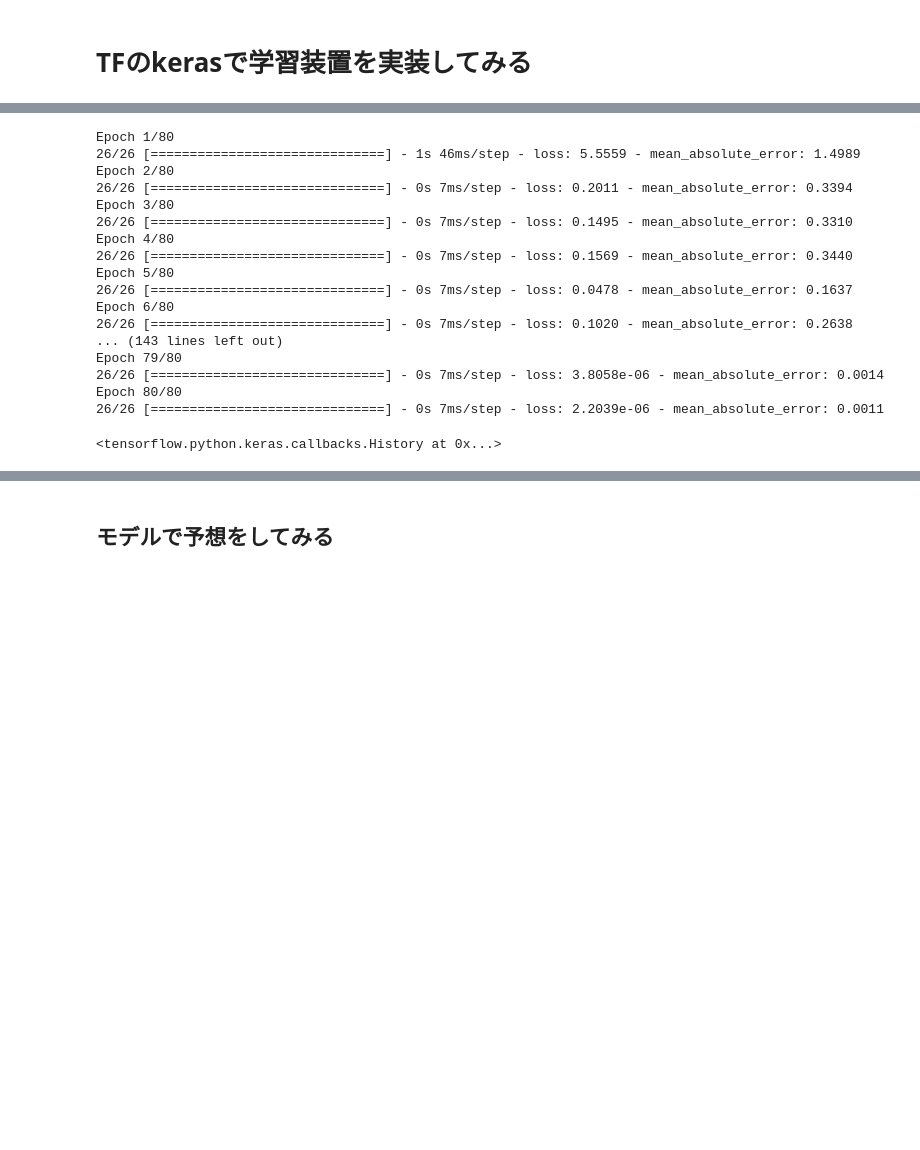
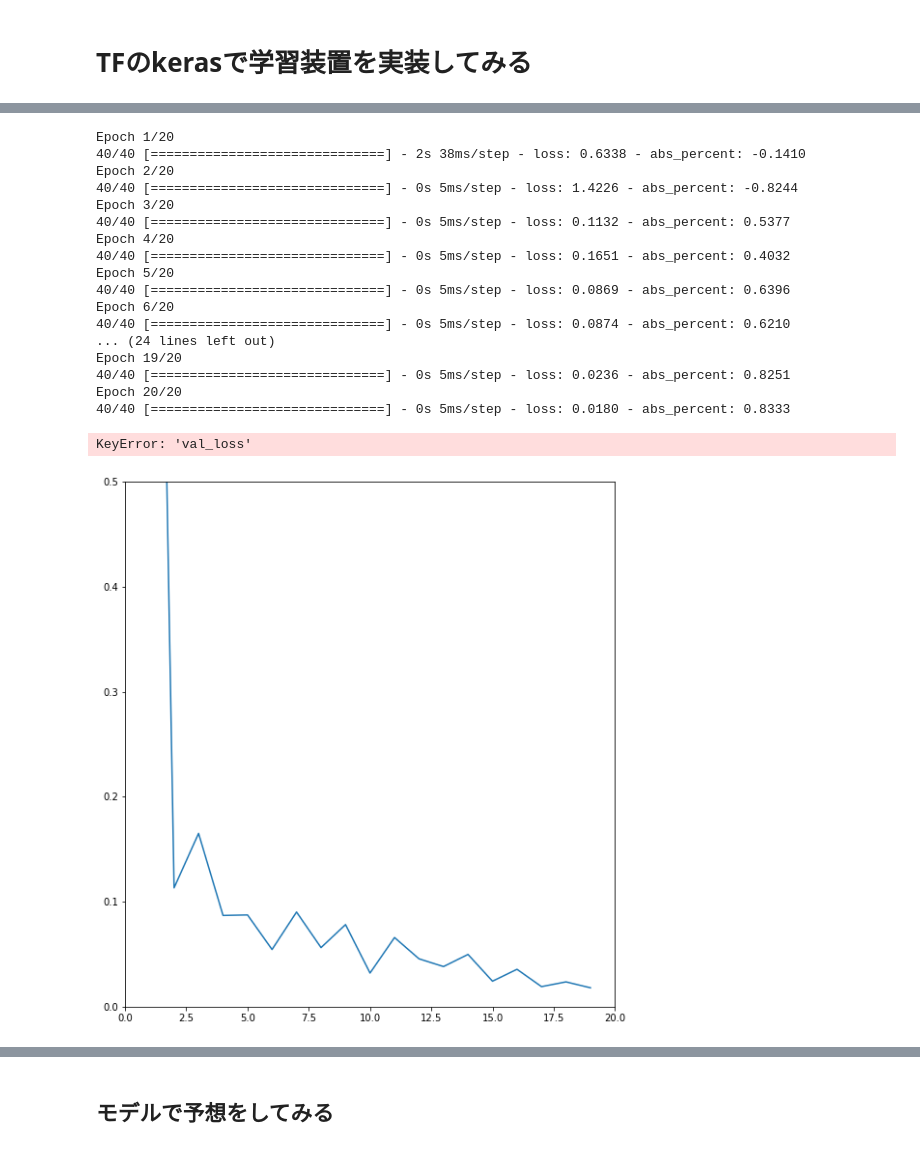
Before and after one commit to ac-yasushi/measure_temp_Tfal, a Jupyter notebook: data_analysis_by_keras_Sequential.ipynb, the cells around one changed output, grey strips where cells are left out. Cells and saved outputs as stored; diff of their text form; code cells hidden in the pictures; blank space fills up the shorter version.

```diff
--- a/data_analysis_by_keras_Sequential.ipynb
+++ b/data_analysis_by_keras_Sequential.ipynb
@@ -78,14 +84,20 @@ print(prediciton_sound_data)
 model=keras.Sequential([
     keras.layers.Dense(4096, activation=tf.nn.relu, input_dim=4096),
     keras.layers.Dense(512, activation=tf.nn.relu),
+    keras.layers.Dropout(0.1),
     keras.layers.Dense(128, activation=tf.nn.relu),
-#    keras.layers.Dense(10, activation=tf.nn.relu),
+    keras.layers.Dense(10, activation=tf.nn.relu),
     keras.layers.Dense(1)
 ])
 # %%
 #optimizer = tf.train.RMSPropOptimizer(0.5)
 optimizer = tf.train.AdamOptimizer()
 
+def abs_percent(y_ture, y_pred):
+    return 1-abs((y_pred-y_ture)/y_ture)
+
 model.compile(loss='mse',
             optimizer=optimizer,
-            metrics=['mae'])
+            metrics=[abs_percent])
+
+print(model.summary())
@@ -92,24 +125,52 @@ model.compile(loss='mse',
-# %%
-model.fit(sound_data, temp_data, epochs=80, batch_size=20, callbacks=None)
-# %% [output]
-Epoch 1/80
-26/26 [==============================] - 1s 46ms/step - loss: 5.5559 - mean_absolute_error: 1.4989
-Epoch 2/80
-26/26 [==============================] - 0s 7ms/step - loss: 0.2011 - mean_absolute_error: 0.3394
-Epoch 3/80
-26/26 [==============================] - 0s 7ms/step - loss: 0.1495 - mean_absolute_error: 0.3310
-Epoch 4/80
-26/26 [==============================] - 0s 7ms/step - loss: 0.1569 - mean_absolute_error: 0.3440
-Epoch 5/80
-26/26 [==============================] - 0s 7ms/step - loss: 0.0478 - mean_absolute_error: 0.1637
-Epoch 6/80
-26/26 [==============================] - 0s 7ms/step - loss: 0.1020 - mean_absolute_error: 0.2638
-... (143 lines left out)
-Epoch 79/80
-26/26 [==============================] - 0s 7ms/step - loss: 3.8058e-06 - mean_absolute_error: 0.0014
-Epoch 80/80
-26/26 [==============================] - 0s 7ms/step - loss: 2.2039e-06 - mean_absolute_error: 0.0011
-<tensorflow.python.keras.callbacks.History at 0x...>
+# %%
+epochs=20
+
+fit=model.fit(sound_data, temp_data, epochs=epochs, callbacks=None, validation_split=0)
+
+
+plt.figure(figsize=(20,10))
+
+plt.subplot(1, 2, 1)
+plt.xlim(0,epochs)
+plt.ylim(0, 0.5)
+plt.plot(fit.history['loss'], label="loss of training")
+plt.plot(fit.history['val_loss'], label="loss of validation")
+plt.title("model loss")
+plt.xlabel("epoch")
+plt.ylabel("loss")
+plt.legend()
+
+plt.subplot(1, 2, 2)
+plt.xlim(0,epochs)
+plt.ylim(0, 1)
+plt.plot(fit.history['abs_percent'], label="acc of training")
+plt.plot(fit.history['val_abs_percent'], label="acc of validation")
+plt.title("model accuracy")
+plt.xlabel("epoch")
+plt.ylabel("accuracy")
+plt.legend()
+
+plt.show()
+# %% [output]
+Epoch 1/20
+40/40 [==============================] - 2s 38ms/step - loss: 0.6338 - abs_percent: -0.1410
+Epoch 2/20
+40/40 [==============================] - 0s 5ms/step - loss: 1.4226 - abs_percent: -0.8244
+Epoch 3/20
+40/40 [==============================] - 0s 5ms/step - loss: 0.1132 - abs_percent: 0.5377
+Epoch 4/20
+40/40 [==============================] - 0s 5ms/step - loss: 0.1651 - abs_percent: 0.4032
+Epoch 5/20
+40/40 [==============================] - 0s 5ms/step - loss: 0.0869 - abs_percent: 0.6396
+Epoch 6/20
+40/40 [==============================] - 0s 5ms/step - loss: 0.0874 - abs_percent: 0.6210
+... (24 lines left out)
+Epoch 19/20
+40/40 [==============================] - 0s 5ms/step - loss: 0.0236 - abs_percent: 0.8251
+Epoch 20/20
+40/40 [==============================] - 0s 5ms/step - loss: 0.0180 - abs_percent: 0.8333
+KeyError: 'val_loss'
+[figure, added]
 # %%
 test_loss, test_acc = model.evaluate(sound_data, temp_data)
 
```
Also changed, not shown: parts of 11 cells of this notebook, 4 other files.
